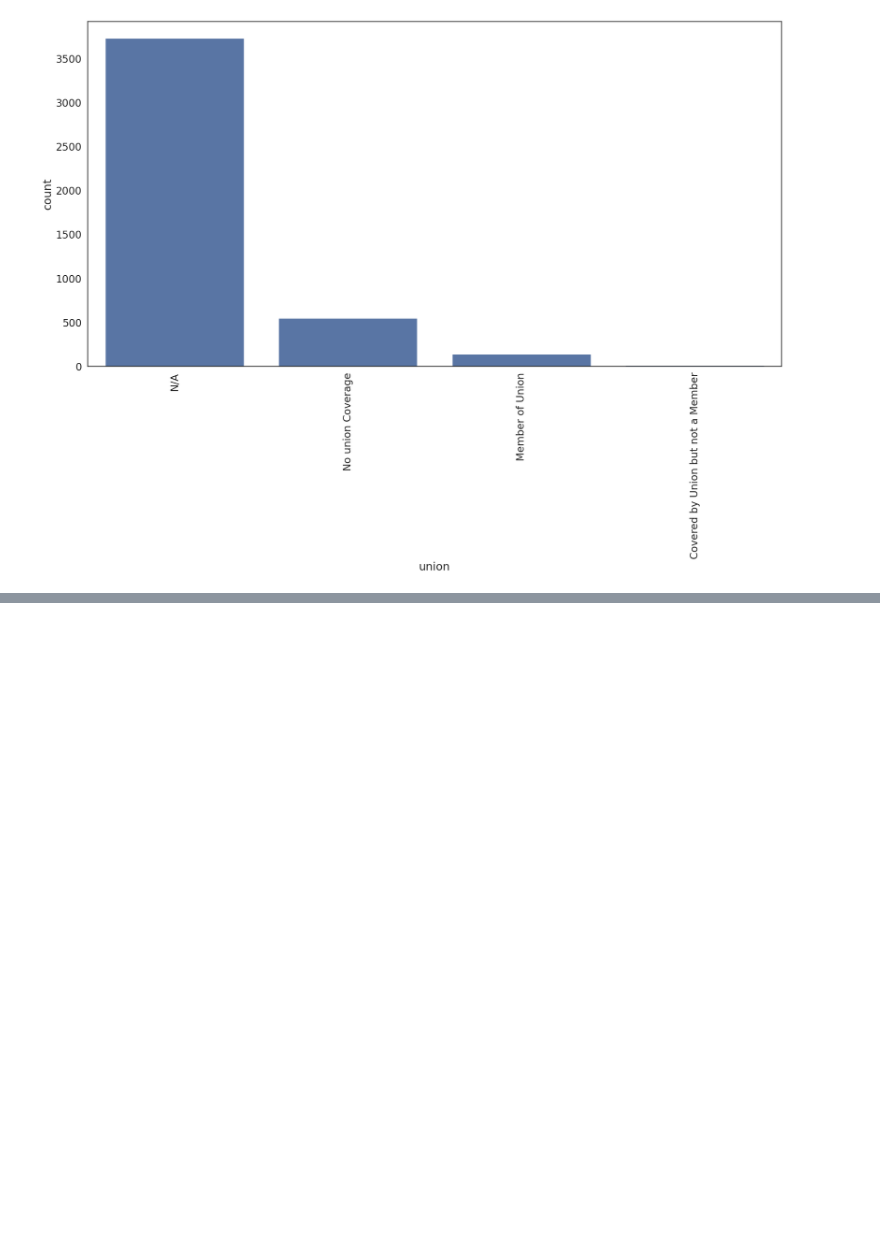
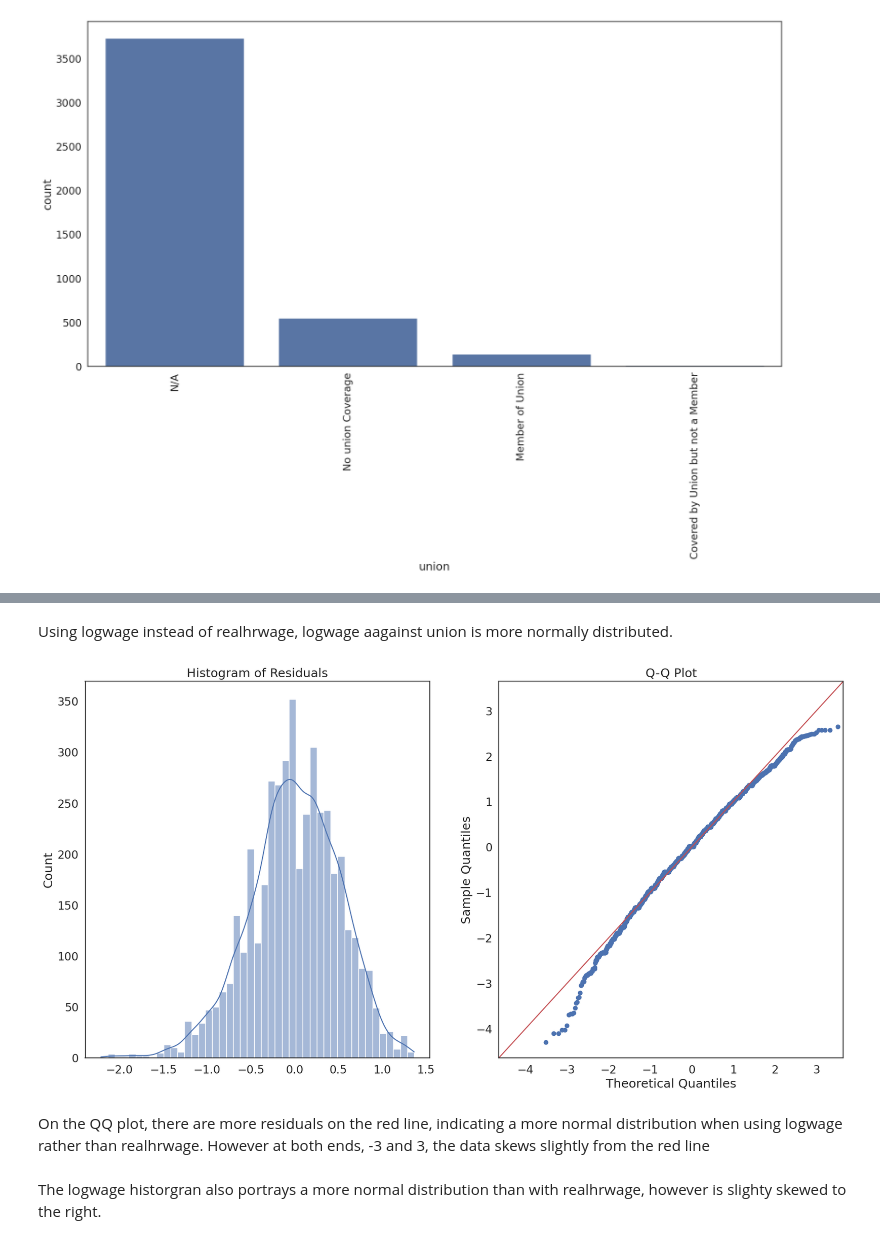
Before and after one commit to yannisyeung/QM2, a Jupyter notebook: notebooks/W8_Regression.ipynb, the cells around one changed output, grey strips where cells are left out. Saved outputs shown, nothing was run; the diff lists cells and outputs as text; code cells hidden in the pictures; blank space fills up the shorter version.

```diff
--- a/notebooks/W8_Regression.ipynb
+++ b/notebooks/W8_Regression.ipynb
@@ -625,0 +712,24 @@ plt.show()
+# %% [markdown]
+Using logwage instead of realhrwage, logwage aagainst union is more normally distributed.
+# %%
+log_model = ols('logwage ~  union', data=reg_df).fit()  # fit a model
+log_model_residuals = log_model.resid # get the residuals
+
+# make the figure wider
+plt.rcParams["figure.figsize"] = [20, 10]
+
+f, axes = plt.subplots(1, 2)
+sns.histplot(log_model_residuals, kde=True, ax=axes[0]) # plot the residuals
+axes[0].set_title('Histogram of Residuals') # add a title
+
+sm.qqplot(log_model_residuals, line='45', fit=True,  ax=axes[1]) # plot the residuals
+axes[1].set_title('Q-Q Plot') # add a title
+
+plt.show() # show the plot
+# %% [output]
+[figure, added]
+# %% [markdown]
+On the QQ plot, there are more residuals on the red line, indicating a more normal distribution when using logwage rather than realhrwage.
+However at both ends, -3 and 3, the data skews slightly from the red line
+# %% [markdown]
+The logwage historgran also portrays a more normal distribution than with realhrwage, however is slighty skewed to the right.
```
Also changed, not shown: parts of 10 cells of this notebook.
